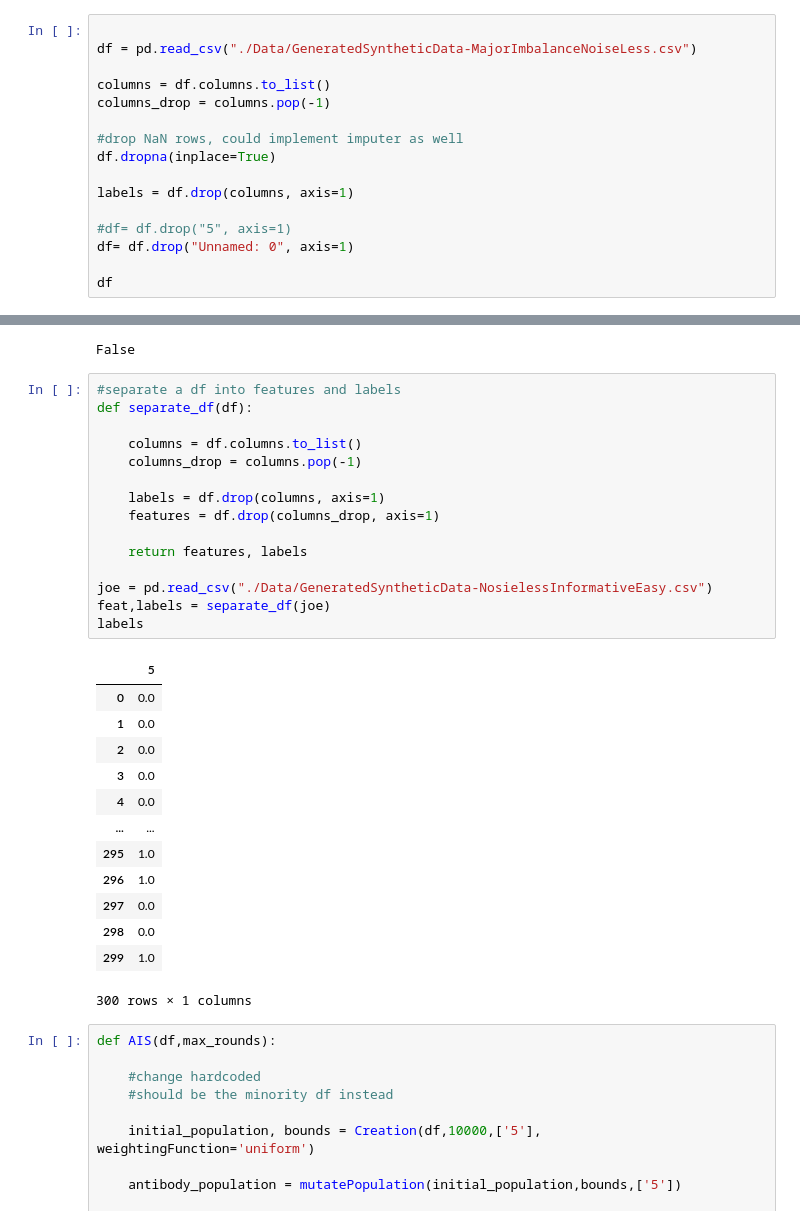
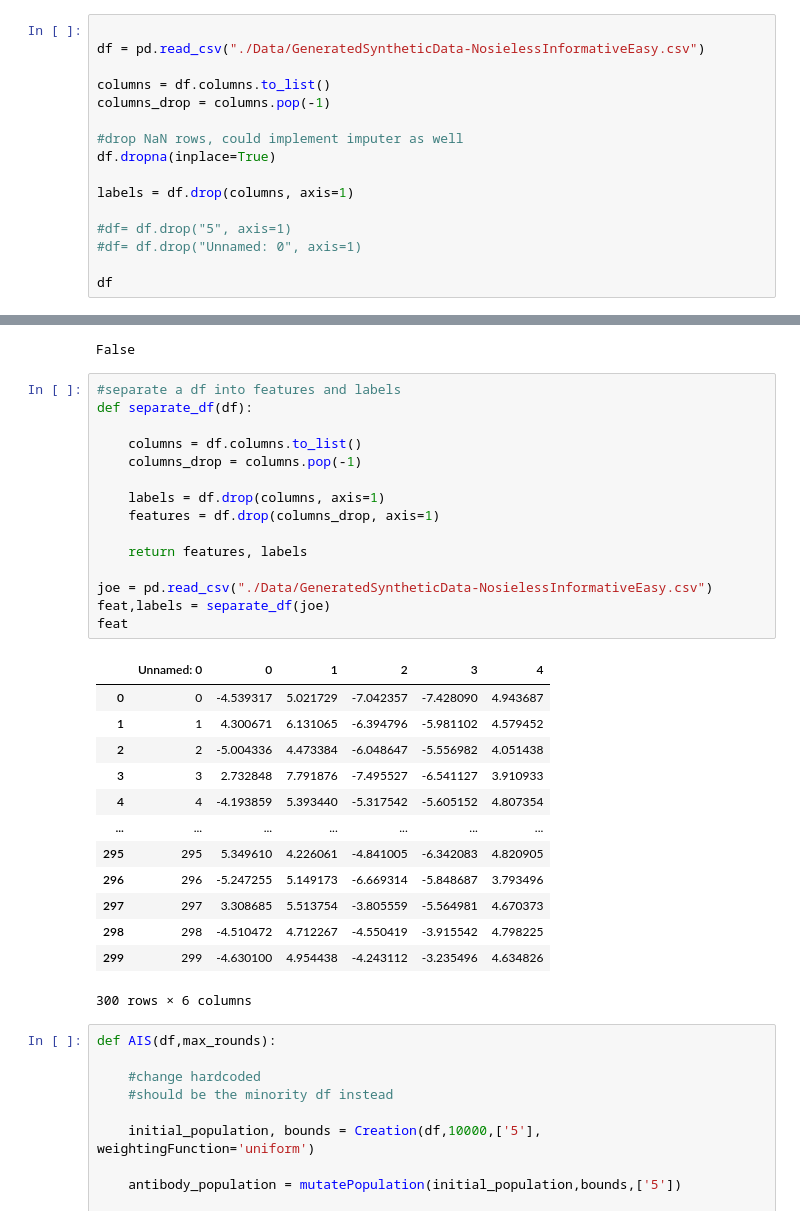
Before and after one commit to AdJansen/Artificial-Immune-System-For-Class-Imbalance, a Jupyter notebook: AIS.ipynb, the cells around one changed output, grey strips where cells are left out. Cells and saved outputs as stored; diff of their text form.

```diff
--- a/AIS.ipynb
+++ b/AIS.ipynb
@@ -60,7 +60,7 @@ Creation :- Input: Bounds of the min class
 **Initialization**
 # %%
 
-df = pd.read_csv("./Data/GeneratedSyntheticData-MajorImbalanceNoiseLess.csv")
+df = pd.read_csv("./Data/GeneratedSyntheticData-NosielessInformativeEasy.csv")
 
 columns = df.columns.to_list()
 columns_drop = columns.pop(-1)
@@ -71,7 +71,7 @@ df.dropna(inplace=True)
 labels = df.drop(columns, axis=1)
 
 #df= df.drop("5", axis=1)
-df= df.drop("Unnamed: 0", axis=1)
+#df= df.drop("Unnamed: 0", axis=1)
 
 df
 # %% [output]
@@ -330,32 +356,32 @@ False
 # %%
 #separate a df into features and labels
 def separate_df(df):
 
     columns = df.columns.to_list()
     columns_drop = columns.pop(-1)
 
     labels = df.drop(columns, axis=1)
     features = df.drop(columns_drop, axis=1)
 
     return features, labels
 
 joe = pd.read_csv("./Data/GeneratedSyntheticData-NosielessInformativeEasy.csv")
 feat,labels = separate_df(joe)
-labels
+feat
 # %% [output]
-|  | 5 |
-| 0 | 0.0 |
-| 1 | 0.0 |
-| 2 | 0.0 |
-| 3 | 0.0 |
-| 4 | 0.0 |
-| ... | ... |
-| 295 | 1.0 |
-| 296 | 1.0 |
-| 297 | 0.0 |
-| 298 | 0.0 |
-| 299 | 1.0 |
+|  | Unnamed: 0 | 0 | 1 | 2 | 3 | 4 |
+| 0 | 0 | -4.539317 | 5.021729 | -7.042357 | -7.428090 | 4.943687 |
+| 1 | 1 | 4.300671 | 6.131065 | -6.394796 | -5.981102 | 4.579452 |
+| 2 | 2 | -5.004336 | 4.473384 | -6.048647 | -5.556982 | 4.051438 |
+| 3 | 3 | 2.732848 | 7.791876 | -7.495527 | -6.541127 | 3.910933 |
+| 4 | 4 | -4.193859 | 5.393440 | -5.317542 | -5.605152 | 4.807354 |
+| ... | ... | ... | ... | ... | ... | ... |
+| 295 | 295 | 5.349610 | 4.226061 | -4.841005 | -6.342083 | 4.820905 |
+| 296 | 296 | -5.247255 | 5.149173 | -6.669314 | -5.848687 | 3.793496 |
+| 297 | 297 | 3.308685 | 5.513754 | -3.805559 | -5.564981 | 4.670373 |
+| 298 | 298 | -4.510472 | 4.712267 | -4.550419 | -3.915542 | 4.798225 |
+| 299 | 299 | -4.630100 | 4.954438 | -4.243112 | -3.235496 | 4.634826 |
-300 rows × 1 columns
+300 rows × 6 columns
 # %%
 def AIS(df,max_rounds):
 
```
Also changed, not shown: parts of 5 cells of this notebook, 2 other files.
